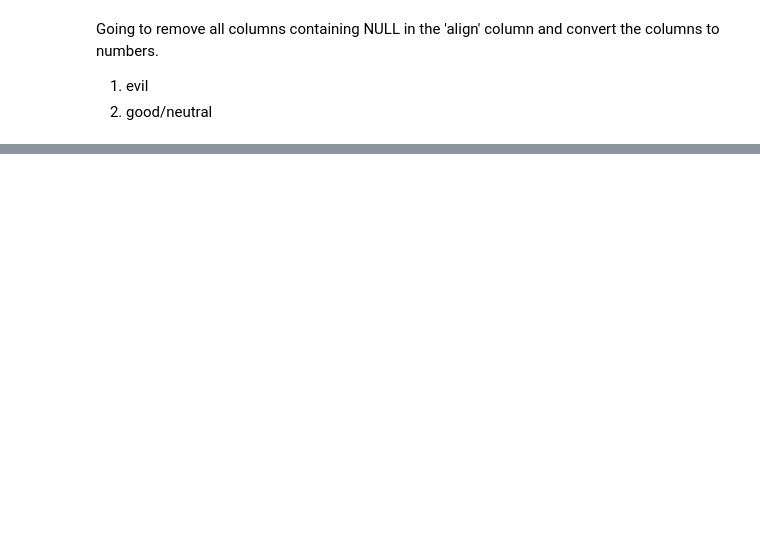
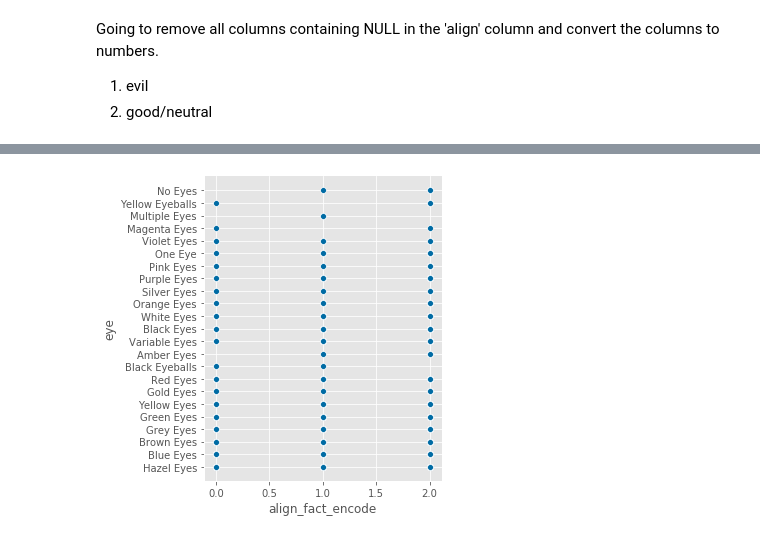
Before and after one commit to NBeez1218/Marvel_Fun, a Jupyter notebook: marvel_fun.ipynb, the cells around one changed output, grey strips where cells are left out. Cells and saved outputs as stored; diff of their text form; code cells hidden in the pictures; blank space fills up the shorter version.

```diff
--- a/marvel_fun.ipynb
+++ b/marvel_fun.ipynb
@@ -269,0 +562,6 @@ obj_df.head(3)
+# %%
+#create a plot to see if every eye color represents all alignments
+#remeber 0=good, 1= neutral, 2=bad
+sns.relplot(x="align_fact_encode", y="eye", data=df2);
+# %% [output]
+[figure, added]
```
Also changed, not shown: parts of 60 cells of this notebook.
